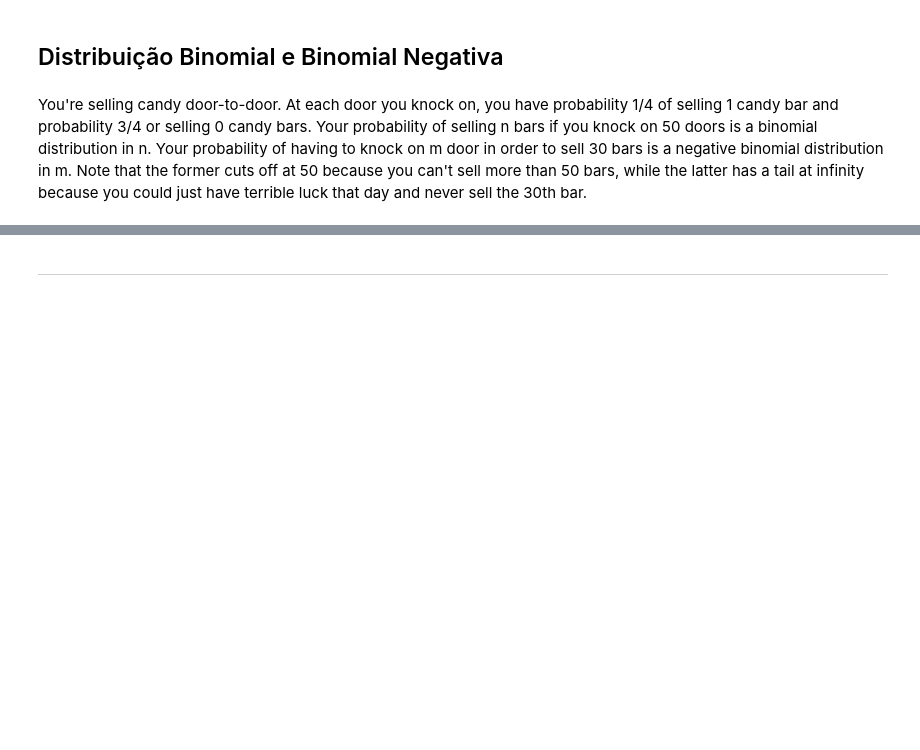
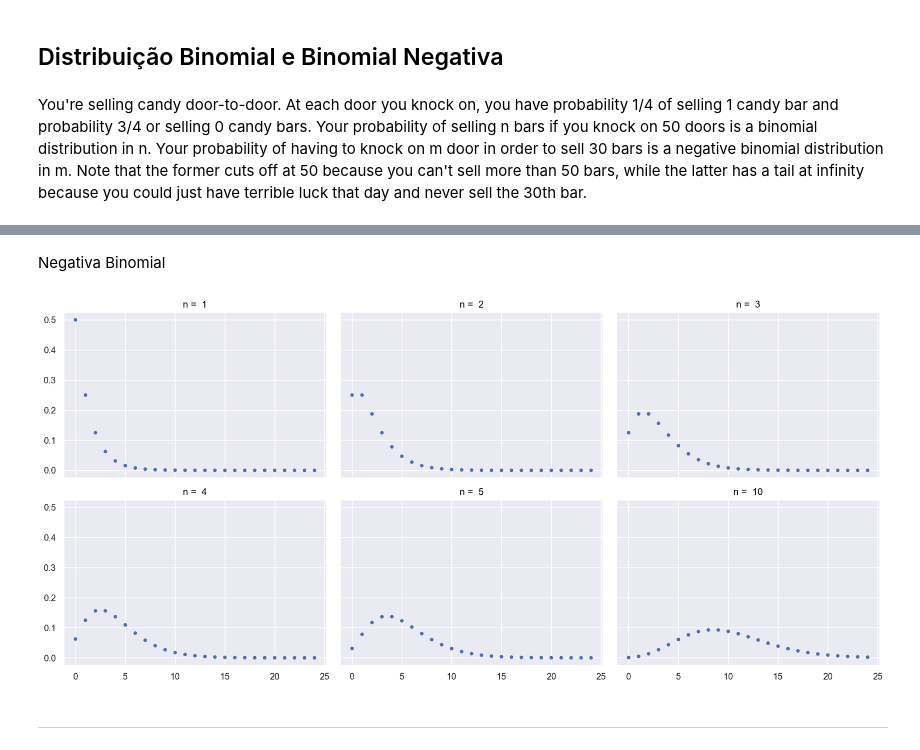
Before and after one commit to joaofauvel/mba-ds, a Jupyter notebook: Fundamentos de Estatística/fundamentos_estatistica.ipynb, the cells around one changed output, grey strips where cells are left out. Saved outputs shown, nothing was run; the diff lists cells and outputs as text; code cells hidden in the pictures; blank space fills up the shorter version.

```diff
--- a/Fundamentos de Estatística/fundamentos_estatistica.ipynb
+++ b/Fundamentos de Estatística/fundamentos_estatistica.ipynb
@@ -323,3 +346,25 @@ You're selling candy door-to-door. At each door you knock on, you have probabili
+# %%
+ns = [1, 2, 3, 4, 5, 10]
+p = 0.5
+# %%
+nbinom = (
+    pd.DataFrame({n:stats.nbinom.pmf(k=np.arange(0,25), n=n, p=p) for n in ns})
+    .stack()
+    .to_frame(name='P(k,n)')
+    .reset_index(names=['k','n'])
+)
+# %% [markdown]
+Negativa Binomial
+# %%
+(
+    so.Plot(nbinom, x='k', y='P(k,n)')
+    .facet(col='n', wrap=3)
+    .add(so.Dot(pointsize=4))
+    .label(x='', y='', col='n = ')
+    .layout(size=(15, 7))
+)
+# %% [output]
+[figure, added]
 # %% [markdown]
 ---
 # %% [markdown]
```
Also changed, not shown: parts of 9 cells of this notebook, 1 other file.
